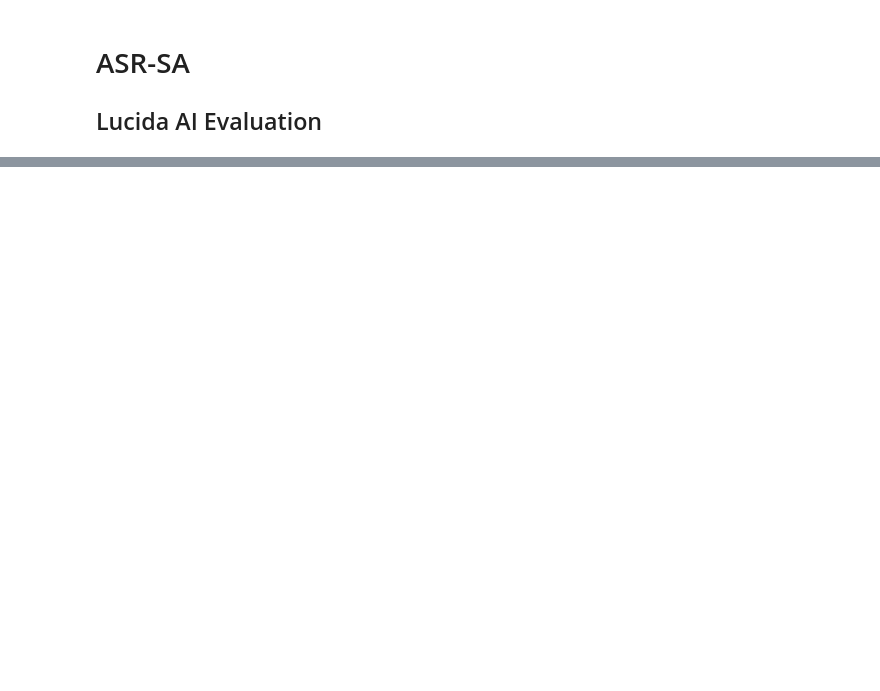
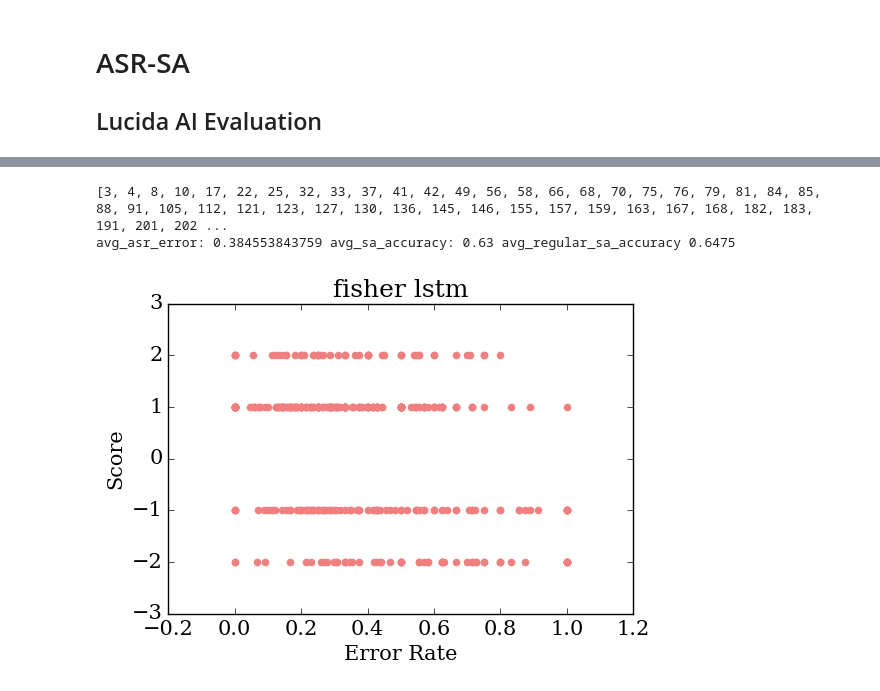
Before and after one commit to yunshengb/research, a Jupyter notebook: exp/asr_sa/analyze.ipynb, the cells around one changed output, grey strips where cells are left out. Saved outputs shown, nothing was run; the diff lists cells and outputs as text; code cells hidden in the pictures; blank space fills up the shorter version.

Commit message:
ASR-SA: Add data and analyze script

```diff
--- a/exp/asr_sa/analyze.ipynb
+++ b/exp/asr_sa/analyze.ipynb
@@ -66,5 +3,0 @@ get_random_200(neg)
-# %%
-import pandas as pd
-data = pd.read_csv('text/query.txt')
-for query in data['query']:
-    print(query)
@@ -88,0 +18,11 @@ and joan keeps telling me how brokeback mountain sucks so much, but everyone els
+# %%
+%matplotlib inline
+import numpy as np
+import pandas as pd
+import re, string
+from operator import itemgetter
+from random import shuffle
+import matplotlib.pyplot as plt
+fig = plt.figure()
+plt.rc("font", family="serif")
+plt.rc("font", size=15)
@@ -88,0 +248,8 @@ and joan keeps telling me how brokeback mountain sucks so much, but everyone els
+# %%
+from IPython.display import display
+pd.set_option('display.max_colwidth', -1) # display full text
+data = data[['query', 'answer', 'answer_regular_lstm','answer_regular_google',  \
+             'transcript_fisher', 'answer_fisher_lstm', 'answer_fisher_google', \
+             'transcript_librispeech', 'answer_librispeech_lstm', 'answer_librispeech_google', \
+             'transcript_tedlium', 'answer_tedlium_lstm', 'answer_tedlium_google']]
+data.to_csv('data.txt') # save to disk
@@ -88,0 +380,8 @@ and joan keeps telling me how brokeback mountain sucks so much, but everyone els
+# %%
+lstm_stats_list = []
+lstm_stats_list.append(analyze(data, 'fisher', 'lstm'))
+plot_score_vs_error('lightcoral', **lstm_stats_list[-1])
+# %% [output]
+[3, 4, 8, 10, 17, 22, 25, 32, 33, 37, 41, 42, 49, 56, 58, 66, 68, 70, 75, 76, 79, 81, 84, 85, 88, 91, 105, 112, 121, 123, 127, 130, 136, 145, 146, 155, 157, 159, 163, 167, 168, 182, 183, 191, 201, 202 ...
+avg_asr_error: 0.384553843759 avg_sa_accuracy: 0.63 avg_regular_sa_accuracy 0.6475
+[figure, added]
```
Also changed, not shown: parts of 36 cells of this notebook, 30 other files.
